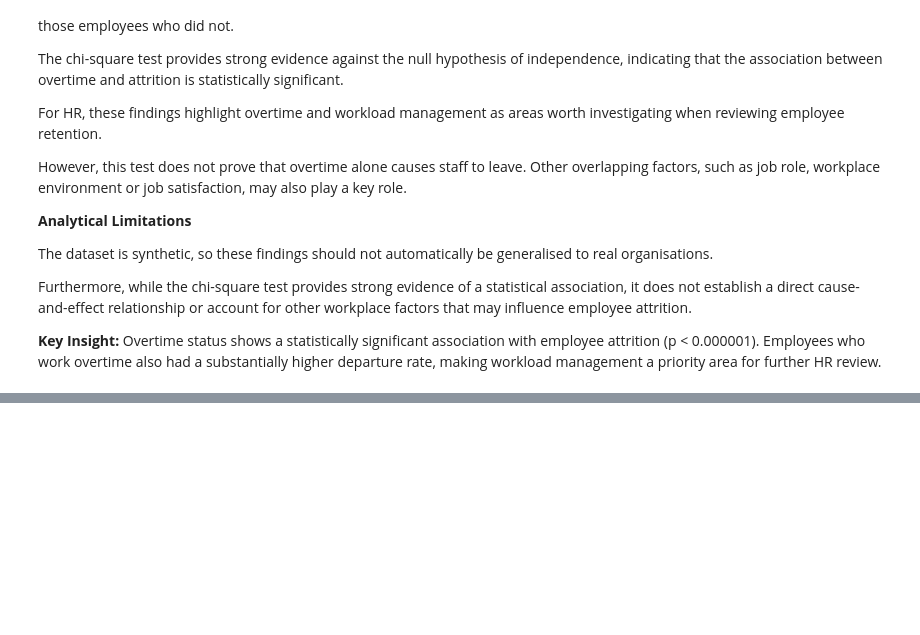
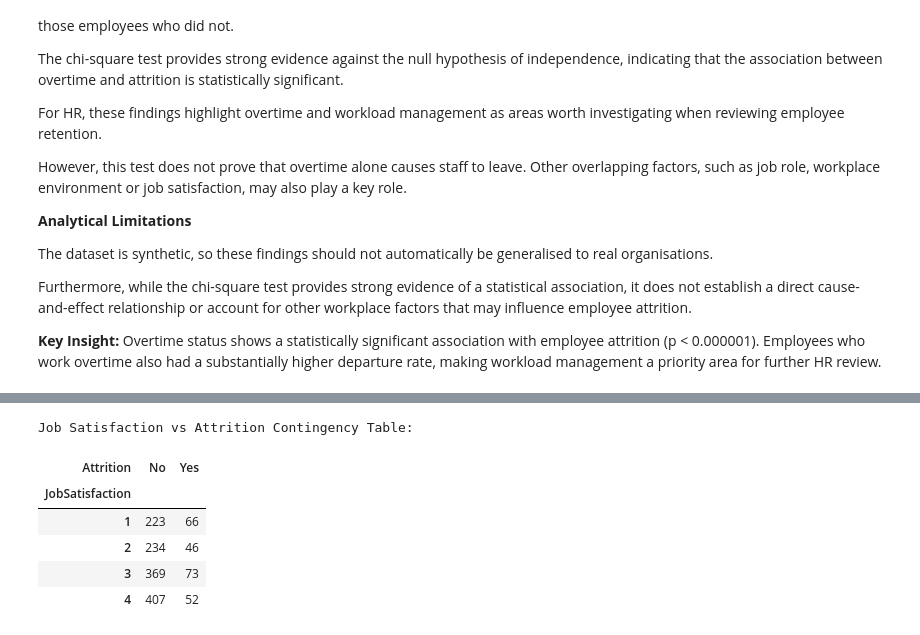
Before and after one commit to Mumtazib01/Employee-Attrition-Analytics, a Jupyter notebook: jupyter_notebooks/jupyter_notebooks/02_Exploratory_Data_Analysis.ipynb, the cells around one changed output, grey strips where cells are left out. Saved outputs shown, nothing was run; the diff lists cells and outputs as text; code cells hidden in the pictures; blank space fills up the shorter version.

Commit message:
feat: add job satisfaction contingency table for hypothesis testing

```diff
--- a/jupyter_notebooks/jupyter_notebooks/02_Exploratory_Data_Analysis.ipynb
+++ b/jupyter_notebooks/jupyter_notebooks/02_Exploratory_Data_Analysis.ipynb
@@ -1038,0 +1049,23 @@ Furthermore, while the chi-square test provides strong evidence of a statistical
+# %%
+# Make a contingency table for job satisfaction and attrition
+satisfaction_contingency = pd.crosstab(
+    df["JobSatisfaction"],
+    df["Attrition"]
+)
+
+# Arrange the satisfaction levels in order
+satisfaction_contingency = satisfaction_contingency.reindex(
+    index=[1, 2, 3, 4],
+    columns=["No", "Yes"]
+)
+
+print("Job Satisfaction vs Attrition Contingency Table:")
+display(satisfaction_contingency)
+# %% [output]
+Job Satisfaction vs Attrition Contingency Table:
+| Attrition | No | Yes |
+| JobSatisfaction |  |  |
+| 1 | 223 | 66 |
+| 2 | 234 | 46 |
+| 3 | 369 | 73 |
+| 4 | 407 | 52 |
```
Also changed, not shown: parts of 1 cell of this notebook.
